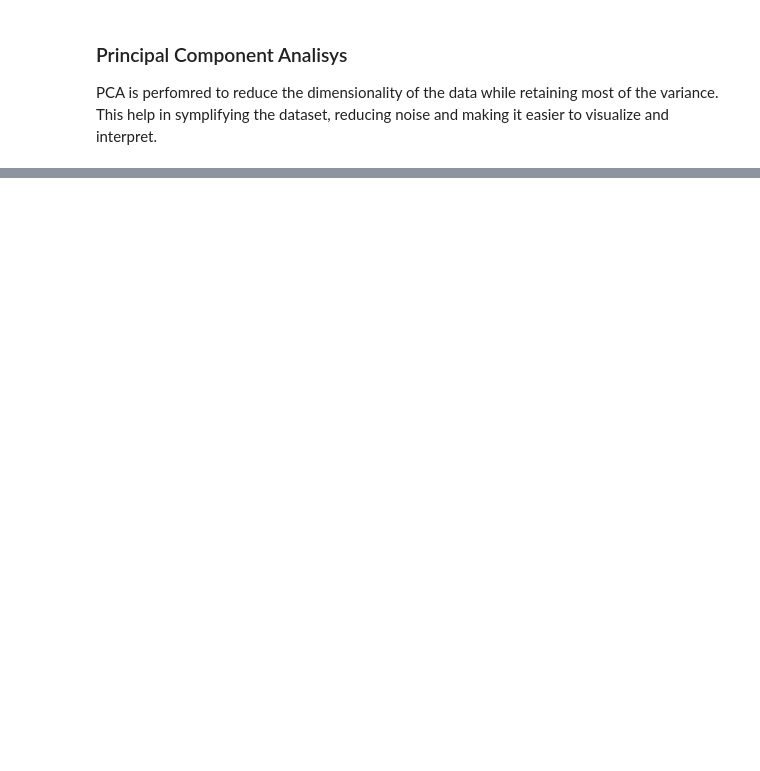
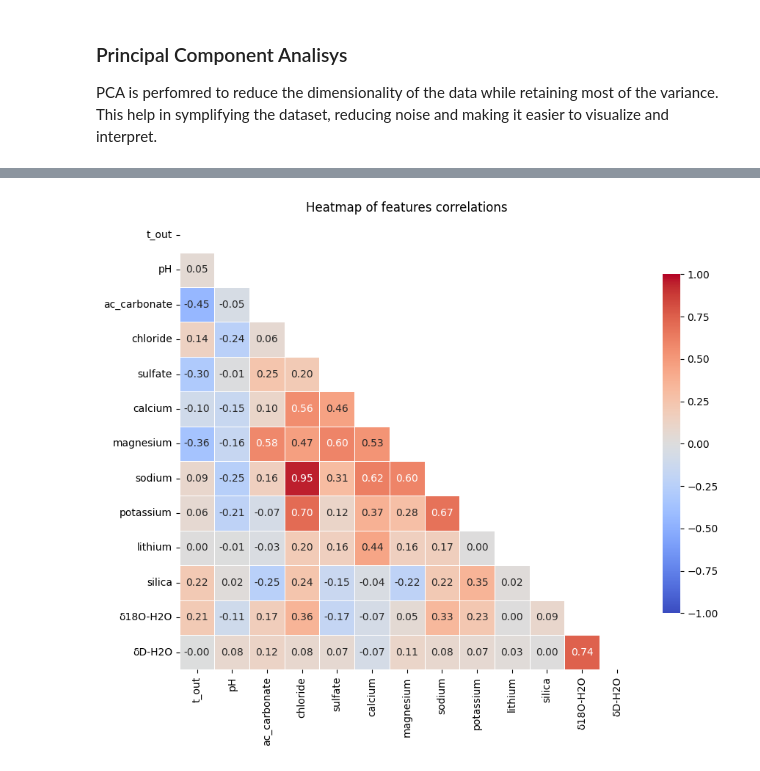
Before and after one commit to XxkmoxX/ML_geoTemp_prediction, a Jupyter notebook: ml_pca_temp_prediction.ipynb, the cells around one changed output, grey strips where cells are left out. Cells and saved outputs as stored; diff of their text form; code cells hidden in the pictures; blank space fills up the shorter version.

Commit message:
Codes update and add the final geochemical dataset.

```diff
--- a/ml_pca_temp_prediction.ipynb
+++ b/ml_pca_temp_prediction.ipynb
@@ -8,8 +8,15 @@ import pandas as pd
 from sklearn.decomposition import PCA
 from sklearn.preprocessing import StandardScaler
 
-data = pd.read_csv('geochemical_data_mod.csv')
+data = pd.read_csv('geochemical_data_final.csv')
 print(data.columns)
+
+# Separate features and response variables
+features = data.iloc[:, 4:17]
+reservoir_T = data.iloc[:, -1]
+print(f'Features of dataset: {features.columns}')
+print(f'Number of compenents in features: {features.shape[1]}')
+print(reservoir_T.head())
 # %% [output]
 Index(['name', 'manifestation_type', 'geothermal_system', 'id', 't_out', 'pH',
        'ac_carbonate', 'chloride', 'sulfate', 'calcium', 'magnesium', 'sodium',
@@ -61,0 +101,82 @@ Name: T_reservoir, dtype: float64
+# %%
+### PCA resultys visualization
+import matplotlib.pyplot as plt
+import seaborn as sns
+
+def heatmap(features):
+    correlation_matrix = features.corr()
+    mask = np.triu(np.ones_like(correlation_matrix, dtype=bool))
+    plt.figure(figsize=(10, 8))
+    sns.heatmap(correlation_matrix, annot=True, cmap='coolwarm', fmt='.2f', linewidths=0.5, mask=mask, vmin=-1, vmax=1, cbar_kws={"shrink": 0.75})
+    plt.title('Heatmap of features correlations')
+    plt.show()
+    plt.close()
+
+def scree_plot(evr):
+    plt.figure(figsize=(10, 8))
+    plt.plot(range(1, len(evr)+1), evr, marker='o', linestyle='--', color='b')
+    plt.title('Scree plot')
+    plt.xlabel('Principal component')
+    plt.ylabel('evr')
+    plt.grid(True)
+    plt.show()
+    plt.close()
+
+def evr_cev(evr, cev, variance_to_keep):
+    plt.figure(figsize=(10, 8))
+    plt.bar(range(1, len(evr)+1), evr, alpha=0.75, align='center', label='evr', color='steelblue')
+    plt.plot(range(1, len(cev)+1), evr, marker='o', linestyle='--', label='Scree plot', color='darkred')
+    plt.step(range(1, len(cev)+1), cev, where='mid', label='cev', color='slateblue')
+    plt.axhline(y=variance_to_keep, color='navy', lw=.75, linestyle='dashed', label=f'{variance_to_keep*100}% variance')
+    plt.xlabel('Principal component')
+    plt.xticks(range(1,14))
+    plt.ylabel('evr, cev')
+    plt.legend(loc='center right')
+    plt.title('Explained variance ratio by principal components')
+    plt.grid(True)
+    plt.show()
+
+def biplot(principal_components, pca, features, feature_names, reservoir_T):
+    # Create a biplot
+    plt.figure(figsize=(10, 7))
+    plt.scatter(principal_components[:, 0], principal_components[:, 1], c=reservoir_T, cmap= 'viridis', alpha=0.75)
+    plt.colorbar(label='Reservoir temperature')
+
+    for i, feature in enumerate(feature_names):
+        plt.arrow(0, 0, pca.components_[0, i]*max(principal_components[:, 0]),
+                  pca.components_[1, i]*max(principal_components[:, 1]),
+                  color='r', head_width=0.1)
+        plt.text(pca.components_[0, i]*max(principal_components[:, 0]) * 1.15,
+                 pca.components_[1, i]*max(principal_components[:, 1]) * 1.15,
+                 feature, color='k', fontsize=8, ha='left')
+    plt.xlabel('Principal component 1')
+    plt.ylabel('Principal component 2')
+    plt.title('Biplot')
+    plt.grid(True)
+    plt.show()
+
+
+def main():
+    data_std, reservoir_T = data_preprocess('geochemical_data_final.csv')
+    principals_components, evr, cev = pca_analysis(data_std, 13)
+    variance_to_keep = 0.95
+
+    data = pd.read_csv('geochemical_data_final.csv')
+    features = data.iloc[:, 4:17]
+    feature_names = features.columns
+    reservoir_T = data.iloc[:, -1]
+
+    pca = PCA(n_components=13)
+    pca.fit(data_std)
+
+    pca_df = pd.DataFrame(data=principals_components, columns=[f'PC{i+1}' for i in range(13)])
+
+    heatmap(features)
+    scree_plot(evr)
+    evr_cev(evr, cev, variance_to_keep)
+    biplot(principals_components, pca, pd.DataFrame(data_std, columns=feature_names), feature_names, reservoir_T)
+
+if __name__ == '__main__':
+    main()
+# %% [output]
+[figure, added]
```
Also changed, not shown: parts of 4 cells of this notebook, 2 other files.
